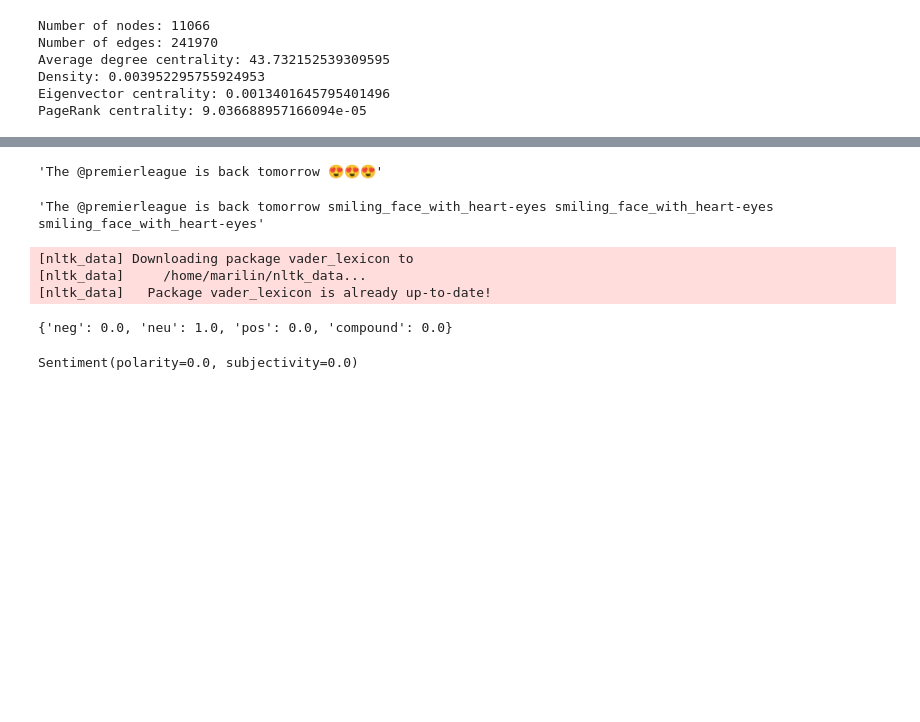
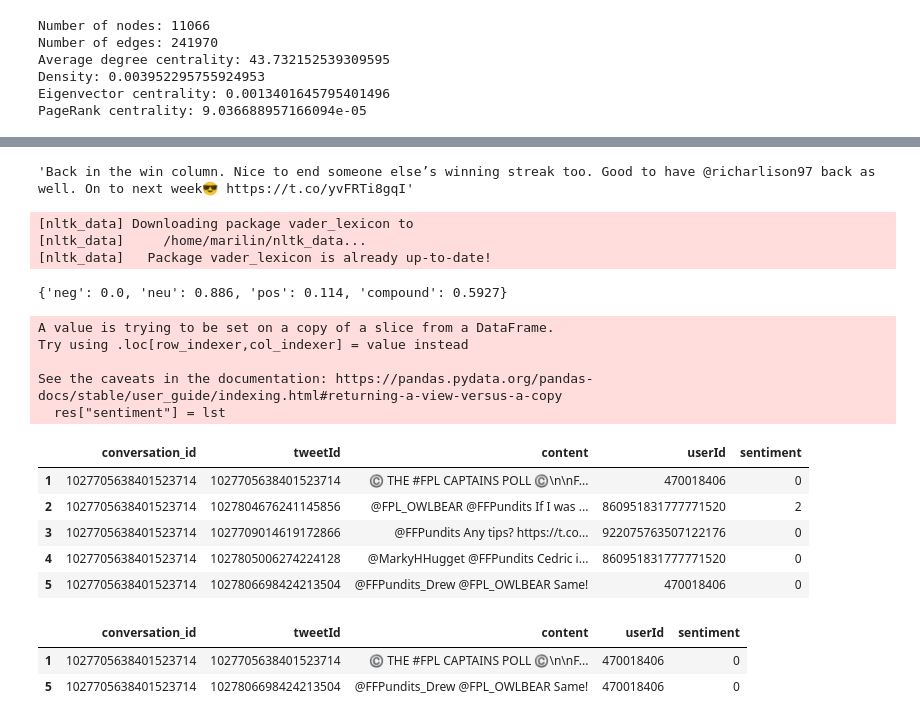
Before and after one commit to marilin99/Net_sci_sports, a Jupyter notebook: Network analysis/test.ipynb, the cells around one changed output, grey strips where cells are left out. Cells and saved outputs as stored; diff of their text form; code cells hidden in the pictures; blank space fills up the shorter version.

```diff
--- a/Network analysis/test.ipynb
+++ b/Network analysis/test.ipynb
@@ -243,16 +281,7 @@ tweet = data.content.values
-# %%
-'The @premierleague is back tomorrow 😍😍😍'
-# %% [output]
-'The @premierleague is back tomorrow 😍😍😍'
-# %%
-import emoji
-
-twe = emoji.demojize(tweet[0])
-twe = twe.replace(":"," ")
-twe = ' '.join(twe.split())
-twe
-# %% [output]
-'The @premierleague is back tomorrow smiling_face_with_heart-eyes smiling_face_with_heart-eyes smiling_face_with_heart-eyes'
+# %%
+tweets[95]
+# %% [output]
+'Back in the win column. Nice to end someone else’s winning streak too. Good to have @richarlison97 back as well. On to next week😎 https://t.co/yvFRTi8gqI'
 # %%
 # using a pre-trained sentiment classifier
 import nltk
@@ -261,14 +290,9 @@ from nltk.sentiment.vader import SentimentIntensityAnalyzer
 
 
 sid = SentimentIntensityAnalyzer()
-sid.polarity_scores(twe)
+sid.polarity_scores(tweets[96])
 # %% [output]
 [nltk_data] Downloading package vader_lexicon to
 [nltk_data]     /home/marilin/nltk_data...
 [nltk_data]   Package vader_lexicon is already up-to-date!
-{'neg': 0.0, 'neu': 1.0, 'pos': 0.0, 'compound': 0.0}
+{'neg': 0.0, 'neu': 0.886, 'pos': 0.114, 'compound': 0.5927}
-# %%
-from textblob import TextBlob
-TextBlob(tweet[0]).sentiment
-# %% [output]
-Sentiment(polarity=0.0, subjectivity=0.0)
@@ -274,0 +309,23 @@ Sentiment(polarity=0.0, subjectivity=0.0)
+# %%
+res["sentiment"] = lst
+# %% [output]
+A value is trying to be set on a copy of a slice from a DataFrame.
+Try using .loc[row_indexer,col_indexer] = value instead
+
+See the caveats in the documentation: https://pandas.pydata.org/pandas-docs/stable/user_guide/indexing.html#returning-a-view-versus-a-copy
+  res["sentiment"] = lst
+# %%
+res.head()
+# %% [output]
+|  | conversation_id | tweetId | content | userId | sentiment |
+| 1 | 1027705638401523714 | 1027705638401523714 | ©️ THE #FPL CAPTAINS POLL ©️\n\nF... | 470018406 | 0 |
+| 2 | 1027705638401523714 | 1027804676241145856 | @FPL_OWLBEAR @FFPundits If I was ... | 860951831777771520 | 2 |
+| 3 | 1027705638401523714 | 1027709014619172866 | @FFPundits Any tips? https://t.co... | 922075763507122176 | 0 |
+| 4 | 1027705638401523714 | 1027805006274224128 | @MarkyHHugget @FFPundits Cedric i... | 860951831777771520 | 0 |
+| 5 | 1027705638401523714 | 1027806698424213504 | @FFPundits_Drew @FPL_OWLBEAR Same! | 470018406 | 0 |
+# %%
+res[(res.userId == 470018406) & (res.conversation_id == 1027705638401523714)]
+# %% [output]
+|  | conversation_id | tweetId | content | userId | sentiment |
+| 1 | 1027705638401523714 | 1027705638401523714 | ©️ THE #FPL CAPTAINS POLL ©️\n\nF... | 470018406 | 0 |
+| 5 | 1027705638401523714 | 1027806698424213504 | @FFPundits_Drew @FPL_OWLBEAR Same! | 470018406 | 0 |
```
Also changed, not shown: parts of 30 cells of this notebook, 4 other files.
